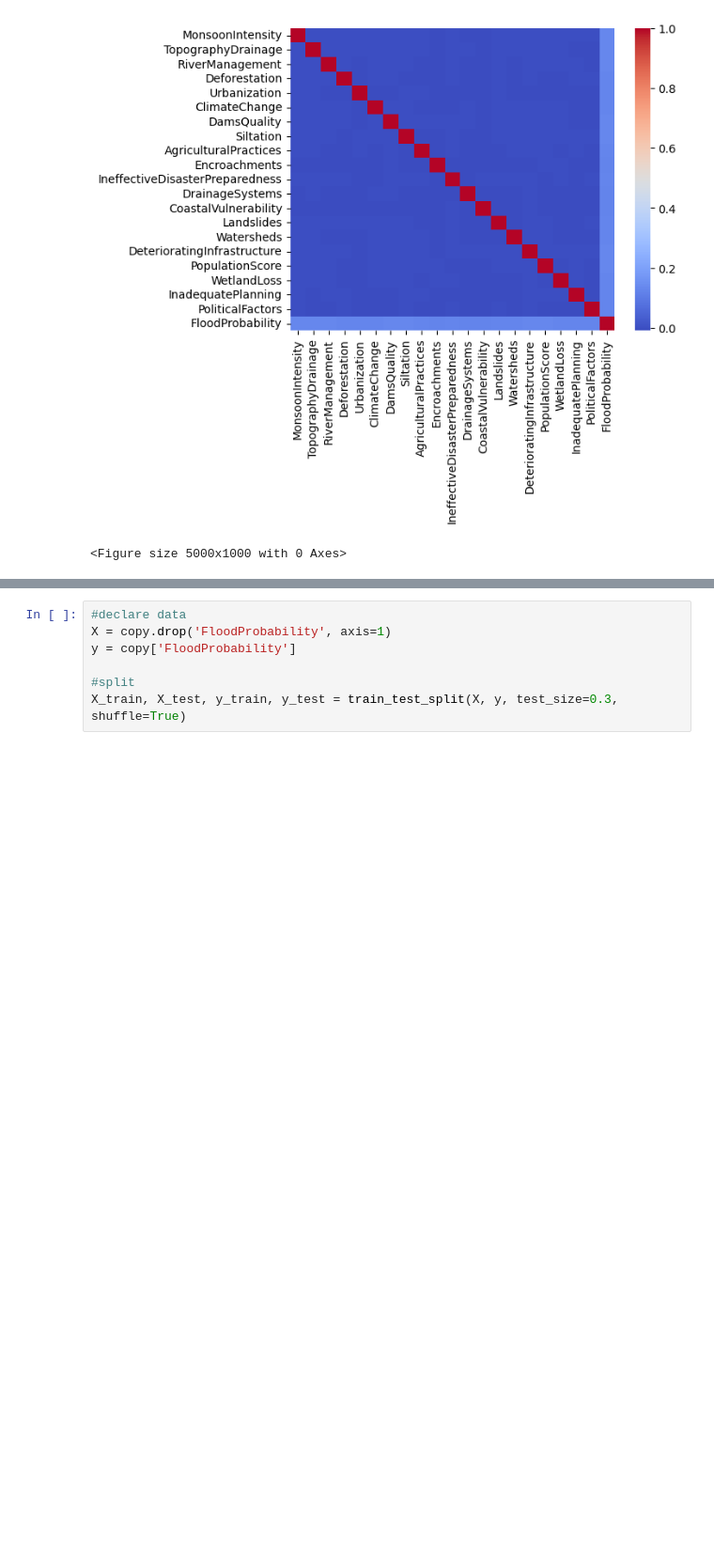
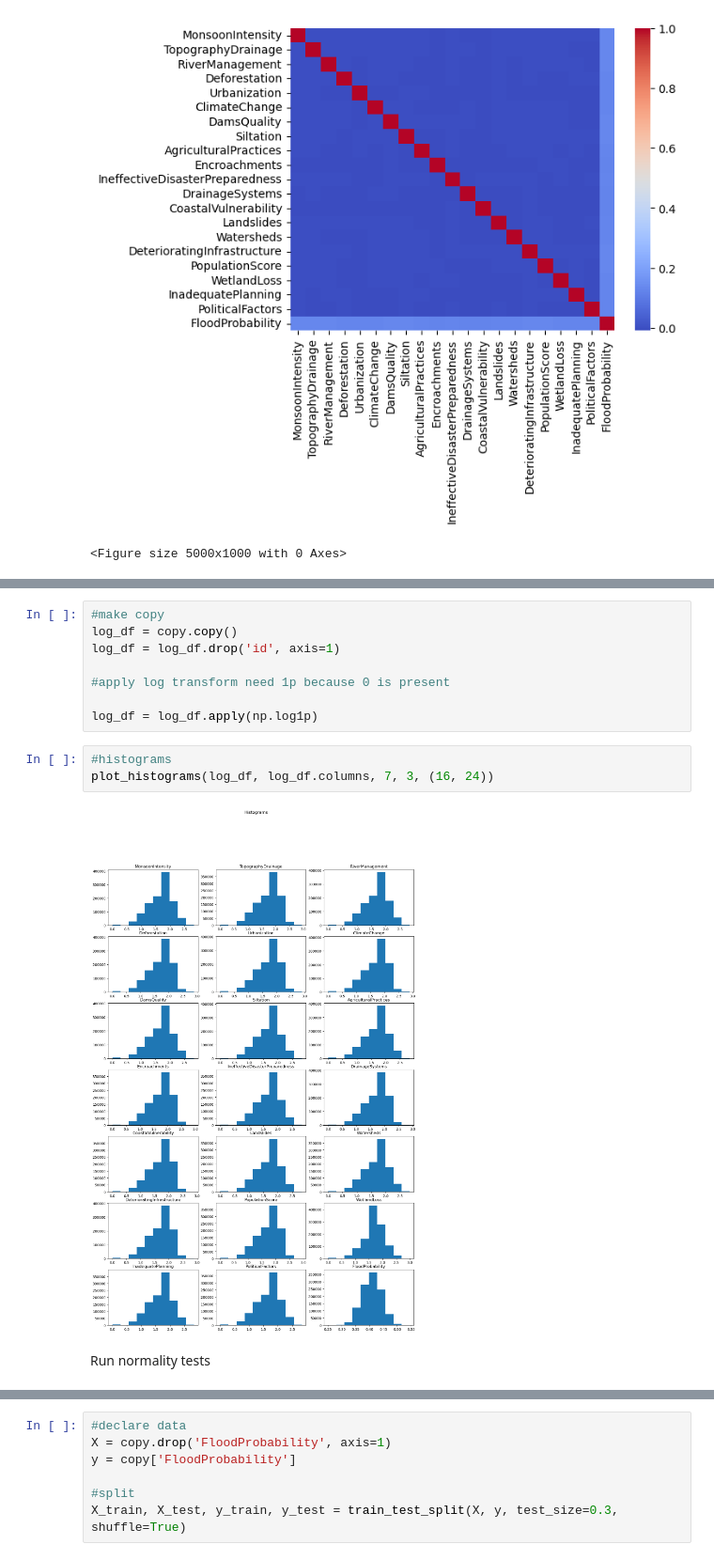
Before and after one commit to SBangarh/Flood_prediction, a Jupyter notebook: notebook.ipynb, the cells around one changed output, grey strips where cells are left out. Shown at 94% size. Cells and saved outputs as stored; diff of their text form; blank space fills up the shorter version.

```diff
--- a/notebook.ipynb
+++ b/notebook.ipynb
@@ -242,0 +265,15 @@ plt.show()
+# %%
+#make copy
+log_df = copy.copy()
+log_df = log_df.drop('id', axis=1)
+
+#apply log transform need 1p because 0 is present
+
+log_df = log_df.apply(np.log1p)
+# %%
+#histograms
+plot_histograms(log_df, log_df.columns, 7, 3, (16, 24))
+# %% [output]
+[figure, added]
+# %% [markdown]
+Run normality tests
```
Also changed, not shown: parts of 67 cells of this notebook, 2 other files.
